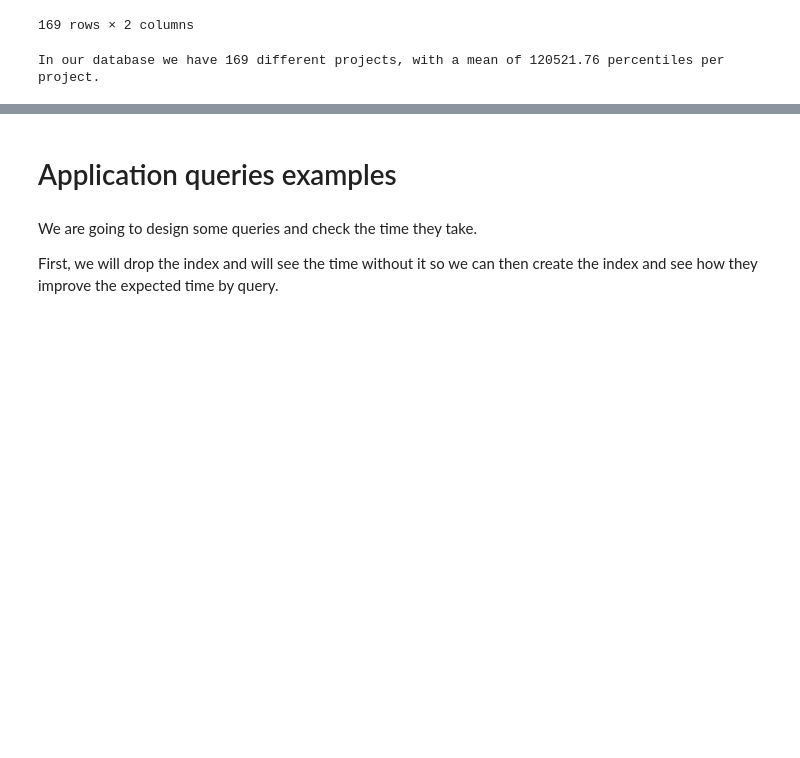
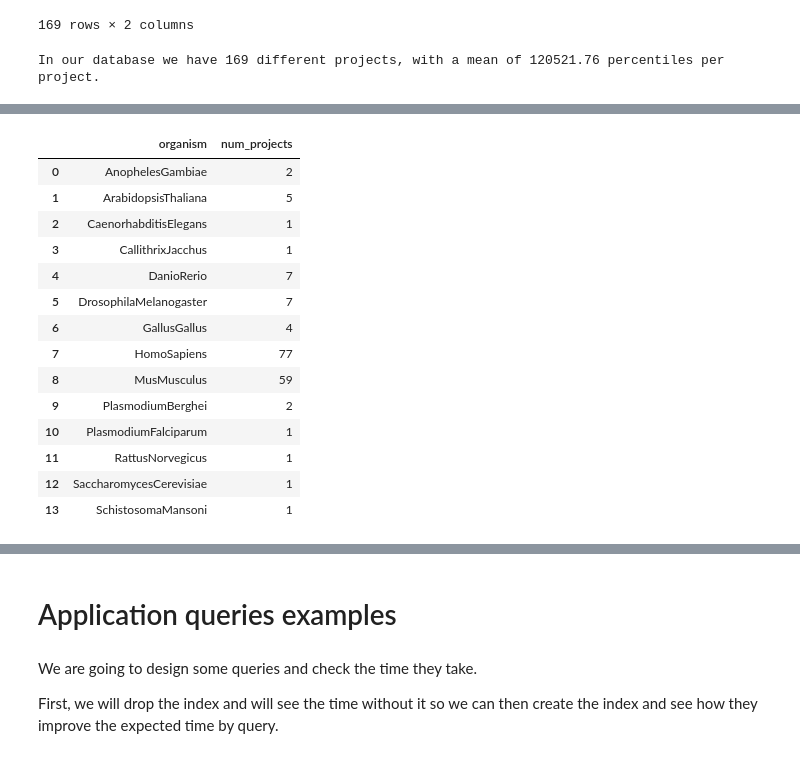
Before and after one commit to edusalcas/single-cell-repo, a Jupyter notebook: Experiments/Database/Percentile_queries.ipynb, the cells around one changed output, grey strips where cells are left out. Cells and saved outputs as stored; diff of their text form; code cells hidden in the pictures; blank space fills up the shorter version.

```diff
--- a/Experiments/Database/Percentile_queries.ipynb
+++ b/Experiments/Database/Percentile_queries.ipynb
@@ -375,0 +433,16 @@ In our database we have 169 different projects, with a mean of 120521.76 percent
+# %%
+query_percentile = f"""
+    SELECT
+        metadata->>'organism' AS organism,
+        COUNT(DISTINCT project_id) AS num_projects
+    FROM
+        percentil_groups
+    GROUP BY
+        metadata->>'organism';
+"""
+
+with PostgresConnection() as conn:
+    %time organism_projects = pd.read_sql_query(query_percentile, conn)
+
+organism_projects
+# %% [output]
@@ -375,0 +451,15 @@ In our database we have 169 different projects, with a mean of 120521.76 percent
+|  | organism | num_projects |
+| 0 | AnophelesGambiae | 2 |
+| 1 | ArabidopsisThaliana | 5 |
+| 2 | CaenorhabditisElegans | 1 |
+| 3 | CallithrixJacchus | 1 |
+| 4 | DanioRerio | 7 |
+| 5 | DrosophilaMelanogaster | 7 |
+| 6 | GallusGallus | 4 |
+| 7 | HomoSapiens | 77 |
+| 8 | MusMusculus | 59 |
+| 9 | PlasmodiumBerghei | 2 |
+| 10 | PlasmodiumFalciparum | 1 |
+| 11 | RattusNorvegicus | 1 |
+| 12 | SaccharomycesCerevisiae | 1 |
+| 13 | SchistosomaMansoni | 1 |
```
Also changed, not shown: parts of 25 cells of this notebook, 4 other files.
